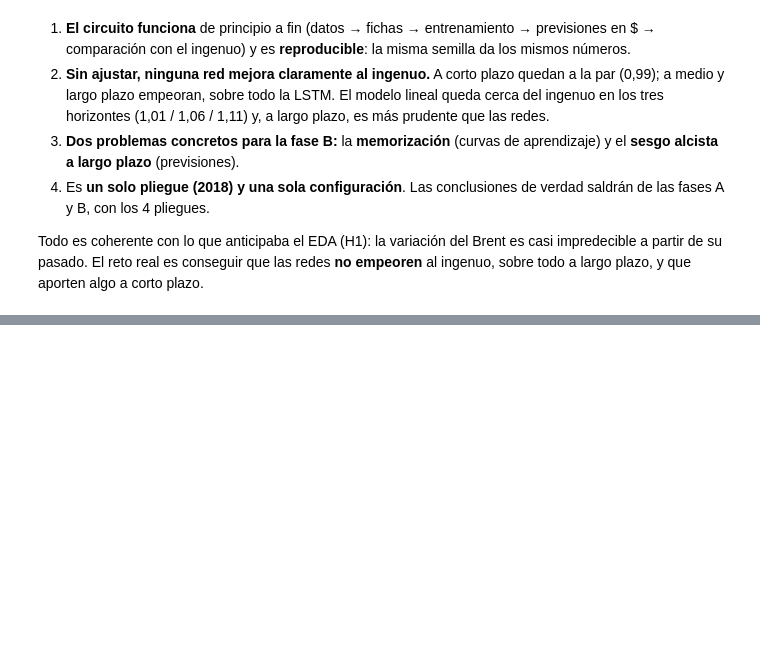
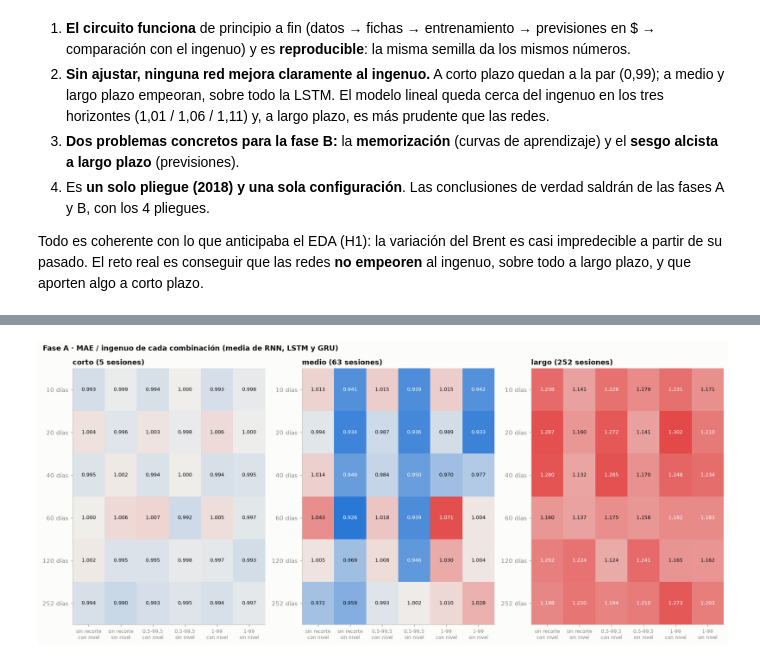
Before and after one commit to PabloJimenezGirardeau/Caso-Oil-Price, a Jupyter notebook: notebooks/03_modelado.ipynb, the cells around one changed output, grey strips where cells are left out. Drawn from its saved outputs; the diff is of its cells as text; code cells hidden in the pictures; blank space fills up the shorter version.

```diff
--- a/notebooks/03_modelado.ipynb
+++ b/notebooks/03_modelado.ipynb
@@ -172,0 +254,23 @@ Todo es coherente con lo que anticipaba el EDA (H1): la variación del Brent es
+# %%
+fig, axes = plt.subplots(1, 3, figsize=(16, 0.75 * len(completas) + 2.6))
+for ax, h in zip(axes, config.HORIZONTES):
+    tabla = (redes[redes["horizonte"] == h].groupby(["ventana", "recorte", "nivel"])["MAE / ingenuo"].mean()
+             .unstack(["recorte", "nivel"]).reindex(columns=list(NOMBRE_VARIANTE)))
+    distancia = max(abs(tabla.values - 1).max(), 0.05)   # escala mínima ±5 %: el ruido no se colorea
+    norma = TwoSlopeNorm(vcenter=1, vmin=1 - distancia, vmax=1 + distancia)
+    ax.imshow(tabla.values, cmap=DIVERGENTE.reversed(), norm=norma, aspect="auto")
+    for i in range(tabla.shape[0]):
+        for j in range(tabla.shape[1]):
+            valor = tabla.values[i, j]
+            ax.text(j, i, f"{valor:.3f}", ha="center", va="center", fontsize=8.5,
+                    color="#ffffff" if abs(valor - 1) > 0.6 * distancia else TINTA)
+    ax.set_xticks(range(tabla.shape[1]), [NOMBRE_VARIANTE[c] for c in tabla.columns], fontsize=8)
+    ax.set_yticks(range(tabla.shape[0]), [f"{v} días" for v in tabla.index])
+    ax.grid(False)
+    ax.set_title(f"{h} ({config.HORIZONTES[h]} sesiones)")
+fig.suptitle("Fase A · MAE / ingenuo de cada combinación (media de RNN, LSTM y GRU)",
+             x=0.01, ha="left", fontweight="bold")
+plt.tight_layout()
+plt.show()
+# %% [output]
+[figure, added]
```
Also changed, not shown: parts of 21 cells of this notebook, 11 other files.
